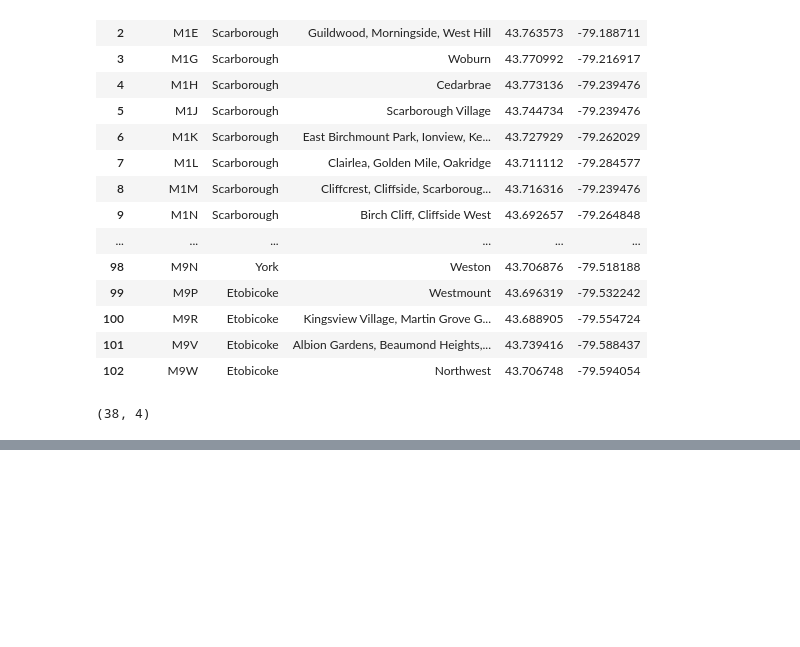
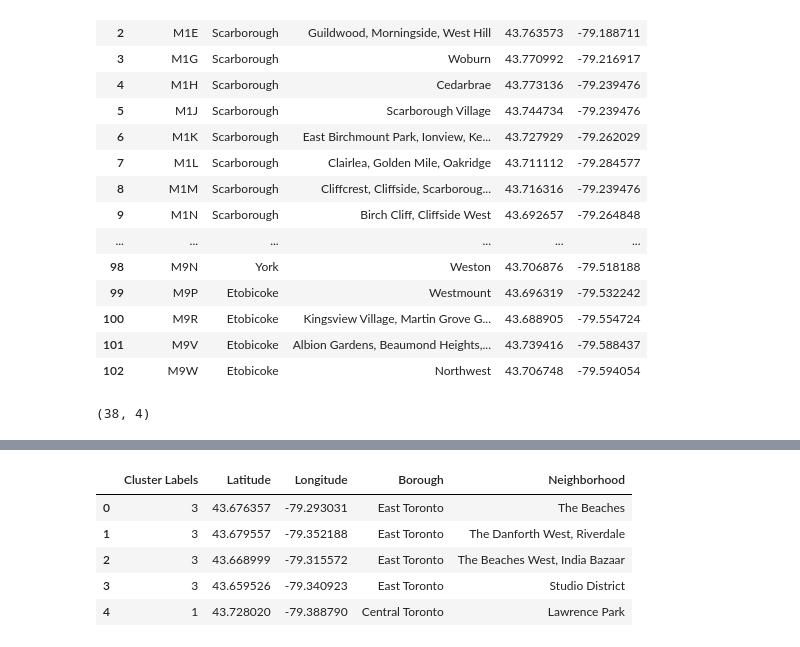
Before and after one commit to gongadzem/Coursera_Capstone, a Jupyter notebook: assignment3.ipynb, the cells around one changed output, grey strips where cells are left out. Drawn from its saved outputs; the diff is of its cells as text; code cells hidden in the pictures; blank space fills up the shorter version.

```diff
--- a/assignment3.ipynb
+++ b/assignment3.ipynb
@@ -95,3 +97,14 @@ toronto_df = toronto_df.drop('PostalCode', axis=1)
 toronto_df.shape
 # %% [output]
 (38, 4)
+# %%
+# set number of clusters
+kclusters = 5
+
+toronto_grouped_clustering = toronto_df.drop(columns = ['Neighborhood','Borough'])
+
+# run k-means clustering
+kmeans = KMeans(n_clusters=kclusters, random_state=0).fit(toronto_grouped_clustering)
+
+# check cluster labels generated for each row in the dataframe
+kmeans.labels_[0:10]
@@ -97,0 +113,3 @@ toronto_df.shape
+# %%
+toronto_grouped_clustering.insert(0, 'Cluster Labels', kmeans.labels_)
+toronto_grouped_clustering.head()
@@ -97,0 +123,11 @@ toronto_df.shape
+# %%
+# merge toronto_grouped with toronto_df to add latitude/longitude for each neighborhood
+merged_df = pd.merge(toronto_grouped_clustering,toronto_df, on = ['Latitude','Longitude'], how = 'left')
+merged_df.head()
+# %% [output]
+|  | Cluster Labels | Latitude | Longitude | Borough | Neighborhood |
+| 0 | 3 | 43.676357 | -79.293031 | East Toronto | The Beaches |
+| 1 | 3 | 43.679557 | -79.352188 | East Toronto | The Danforth West, Riverdale |
+| 2 | 3 | 43.668999 | -79.315572 | East Toronto | The Beaches West, India Bazaar |
+| 3 | 3 | 43.659526 | -79.340923 | East Toronto | Studio District |
+| 4 | 1 | 43.728020 | -79.388790 | Central Toronto | Lawrence Park |
```
Also changed, not shown: parts of 4 cells of this notebook.
